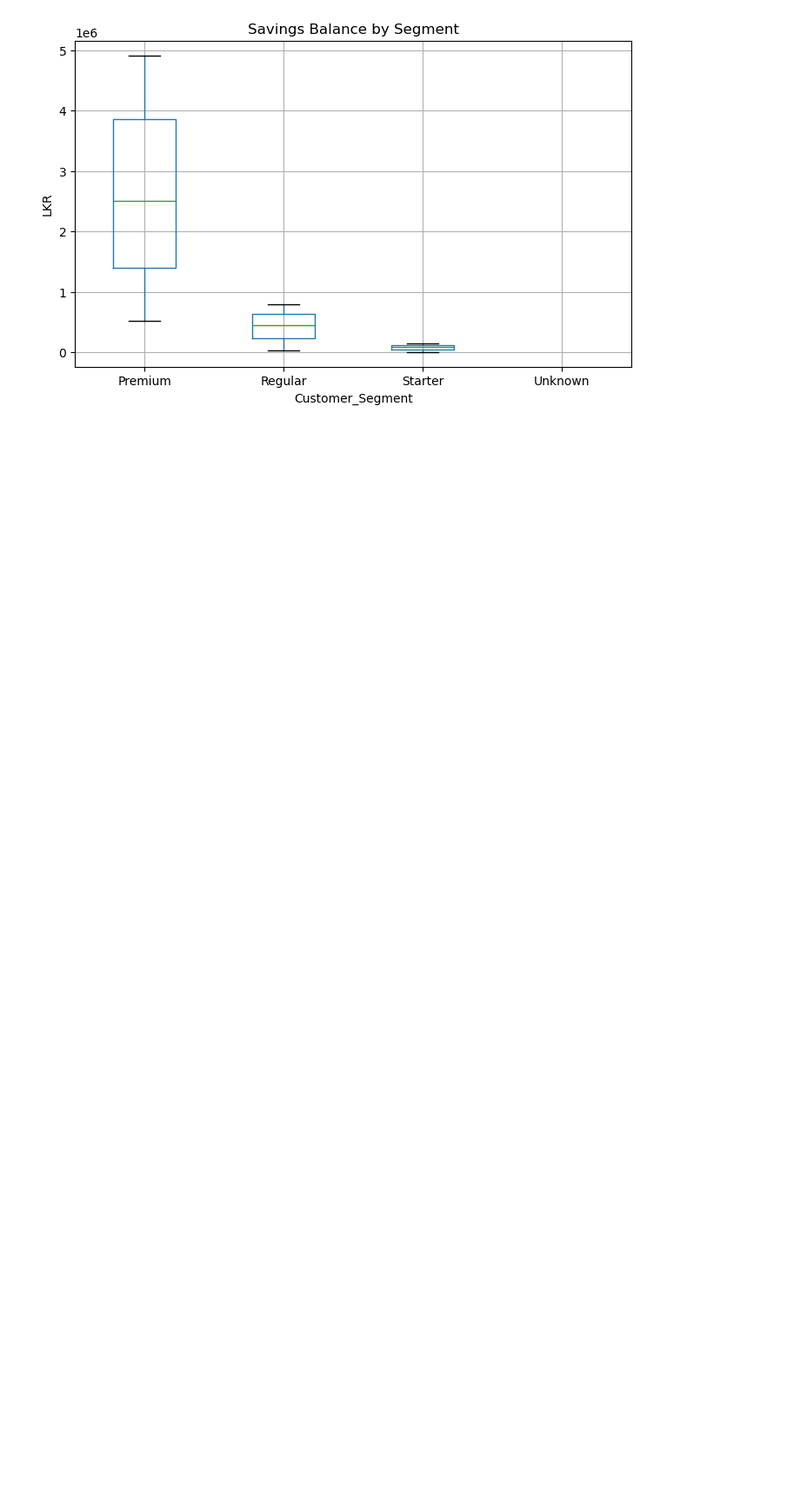
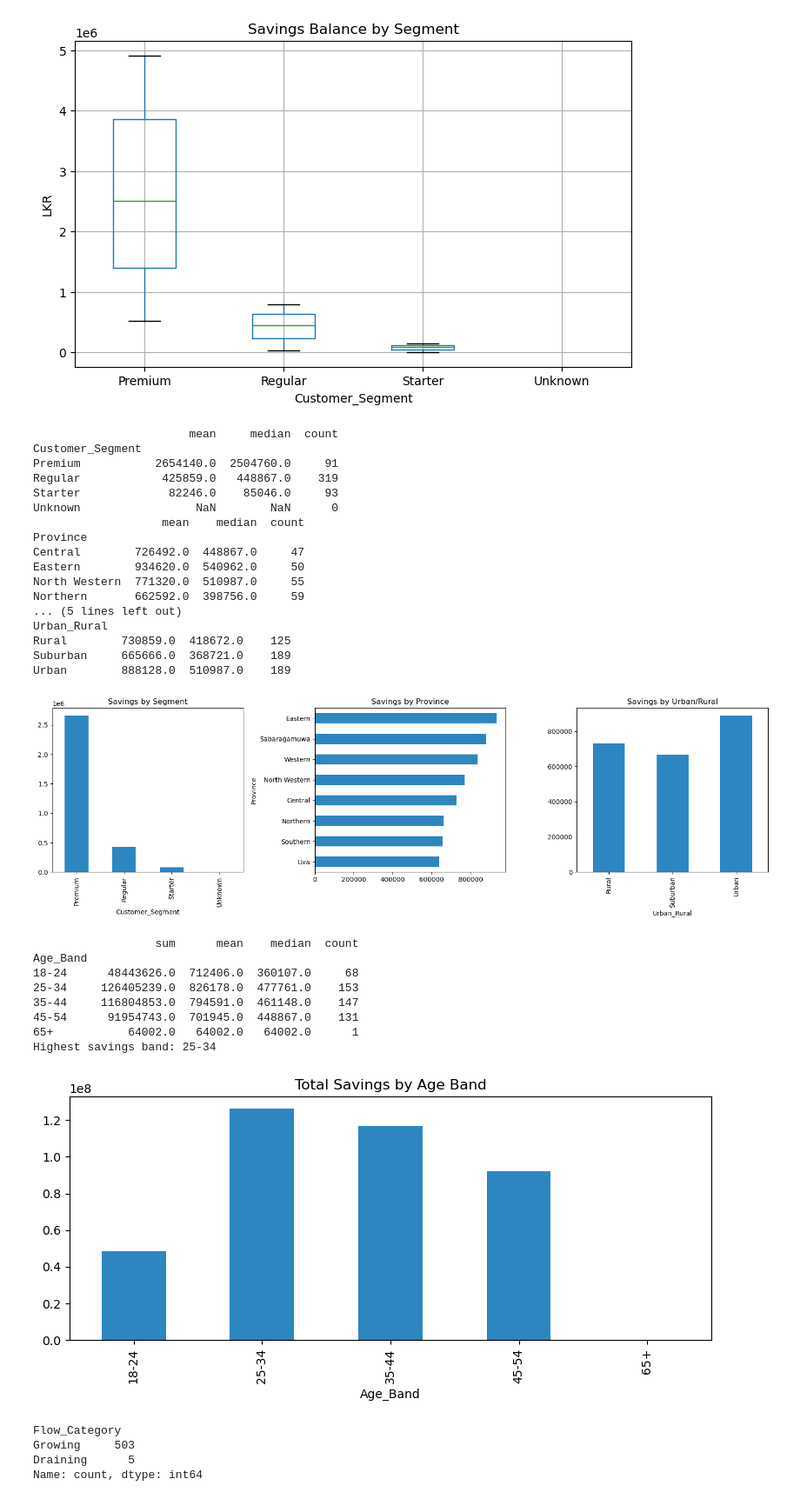
Before and after one commit to senara20240943-droid/Dialog-Fintec, a Jupyter notebook: Cleaning and EDA.ipynb, the cells around one changed output. Shown at 87% size. Cells and saved outputs as stored; diff of their text form; code cells hidden in the pictures; blank space fills up the shorter version.

```diff
--- a/Cleaning and EDA.ipynb
+++ b/Cleaning and EDA.ipynb
@@ -280,3 +280,68 @@ min          -9990793.4                   -0.1                        0.0
 max            196241.0                   11.3                       35.0
 [figure]
 [figure]
+# %%
+#analyses savings by segment/province/urban-rural
+#by age band
+#savings flow health.
+
+
+#Savings by group
+print(df.groupby("Customer_Segment")["Savings_Balance"].agg(["mean","median","count"]).round(0))
+print(df.groupby("Province")["Savings_Balance"].agg(["mean","median","count"]).round(0))
+print(df.groupby("Urban_Rural")["Savings_Balance"].agg(["mean","median","count"]).round(0))
+
+fig, axes = plt.subplots(1, 3, figsize=(16, 5))
+df.groupby("Customer_Segment")["Savings_Balance"].mean().plot.bar(ax=axes[0], color=BLUE, title="Savings by Segment")
+df.groupby("Province")["Savings_Balance"].mean().sort_values().plot.barh(ax=axes[1], color=BLUE, title="Savings by Province")
+df.groupby("Urban_Rural")["Savings_Balance"].mean().plot.bar(ax=axes[2], color=BLUE, title="Savings by Urban/Rural")
+plt.tight_layout(); plt.show()
+
+#Savings by age band
+age_sav = df.groupby("Age_Band", observed=True)["Savings_Balance"].agg(["sum","mean","median","count"])
+print(age_sav.round(0))
+print(f"Highest savings band: {age_sav['sum'].idxmax()}")
+
+age_sav["sum"].plot.bar(color=BLUE, title="Total Savings by Age Band", figsize=(8, 4))
+plt.tight_layout(); plt.show()
+
+#Savings flow
+df["Flow_Category"] = np.where(df["Net_Monthly_Flow"] > 0, "Growing", "Draining")
+print(df["Flow_Category"].value_counts())
+
+fig, axes = plt.subplots(1, 2, figsize=(12, 4))
+df["Flow_Category"].value_counts().plot.pie(ax=axes[0], autopct="%1.1f%%", colors=[GREEN, RED], title="Flow Status")
+df.groupby(["Customer_Segment","Flow_Category"]).size().unstack().plot.bar(ax=axes[1], color=[GREEN,RED], title="Flow by Segment")
+plt.tight_layout(); plt.show()
+# %% [output]
+                       mean     median  count
+Customer_Segment
+Premium           2654140.0  2504760.0     91
+Regular            425859.0   448867.0    319
+Starter             82246.0    85046.0     93
+Unknown                 NaN        NaN      0
+                   mean    median  count
+Province
+Central        726492.0  448867.0     47
+Eastern        934620.0  540962.0     50
+North Western  771320.0  510987.0     55
+Northern       662592.0  398756.0     59
+... (5 lines left out)
+Urban_Rural
+Rural        730859.0  418672.0    125
+Suburban     665666.0  368721.0    189
+Urban        888128.0  510987.0    189
+[figure, added]
+                  sum      mean    median  count
+Age_Band
+18-24      48443626.0  712406.0  360107.0     68
+25-34     126405239.0  826178.0  477761.0    153
+35-44     116804853.0  794591.0  461148.0    147
+45-54      91954743.0  701945.0  448867.0    131
+65+           64002.0   64002.0   64002.0      1
+Highest savings band: 25-34
+[figure, added]
+Flow_Category
+Growing     503
+Draining      5
+Name: count, dtype: int64
```
Also changed, not shown: parts of 2 cells of this notebook.
